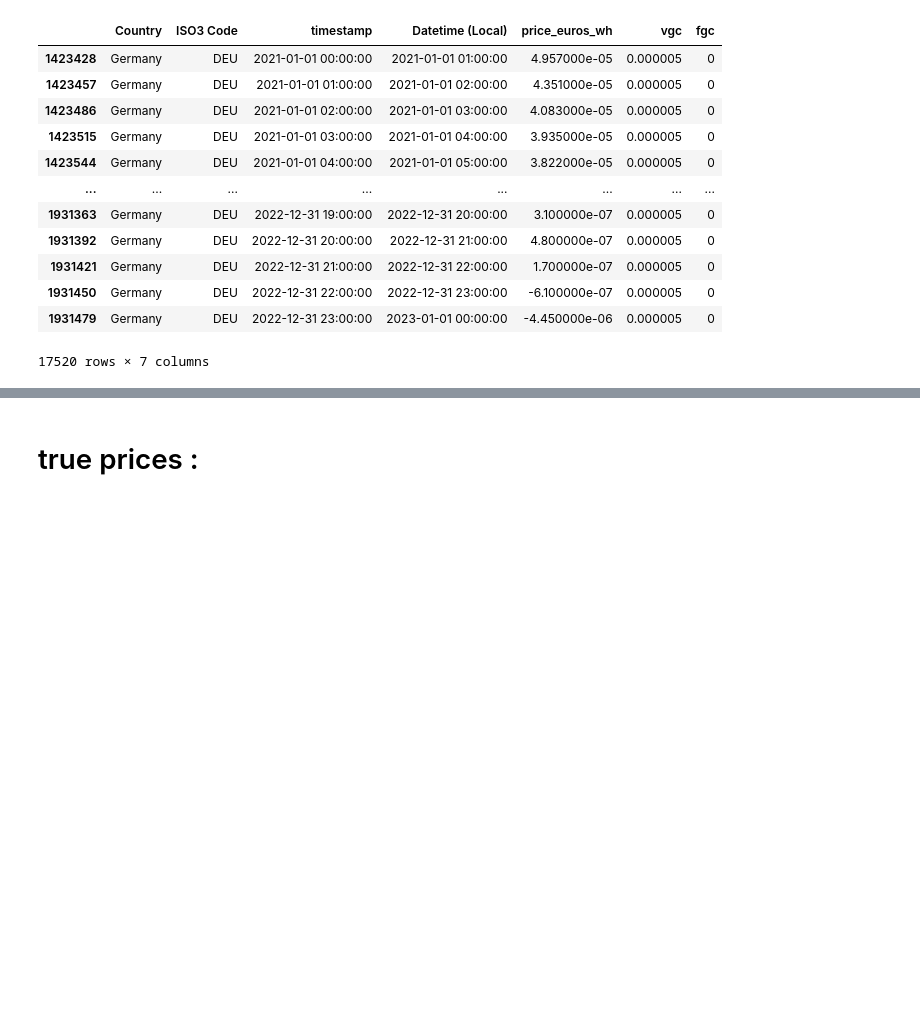
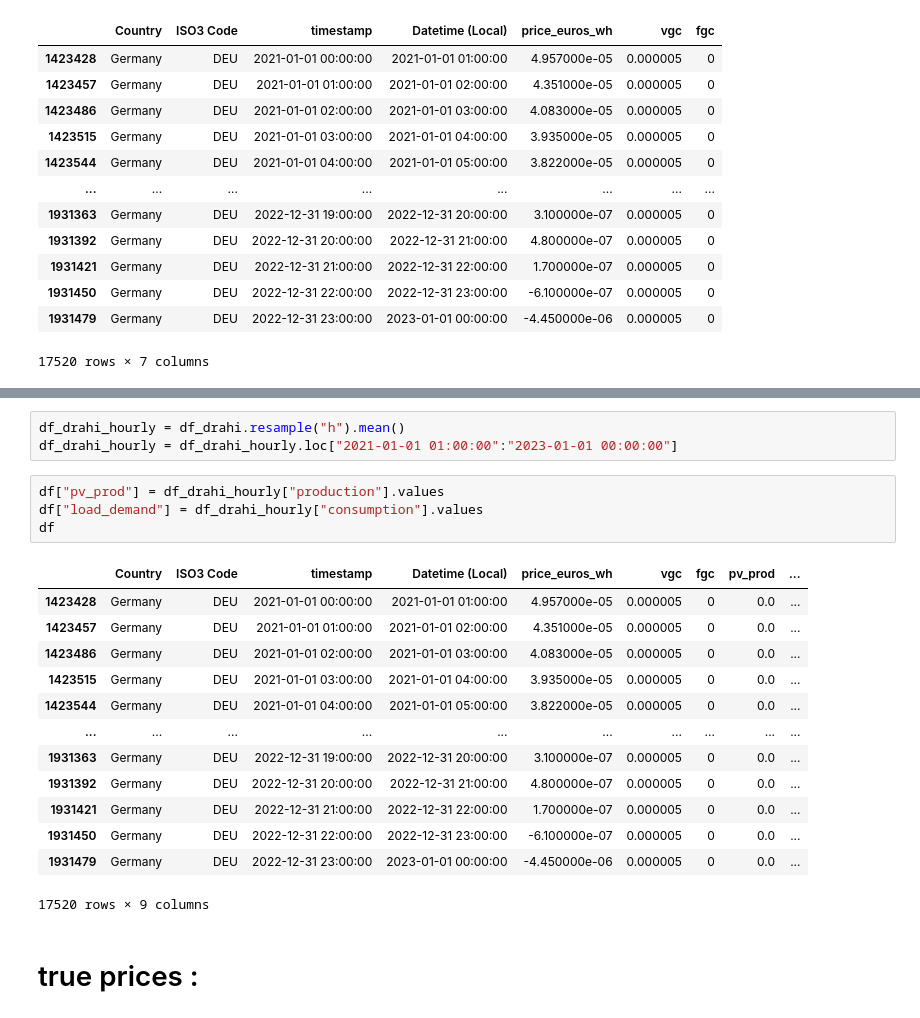
Before and after one commit to linusdurr/Energy-trading-with-battery, a Jupyter notebook: simulations_household.ipynb, the cells around one changed output, grey strips where cells are left out. Cells and saved outputs as stored; diff of their text form; blank space fills up the shorter version.

```diff
--- a/simulations_household.ipynb
+++ b/simulations_household.ipynb
@@ -84,3 +94,24 @@ df_drahi = pd.read_csv("data/PV_DrahiX_modules_Meteo_SIRTA_conso_v4_20200801_202
+# %%
+df_drahi_hourly = df_drahi.resample("h").mean()
+df_drahi_hourly = df_drahi_hourly.loc["2021-01-01 01:00:00":"2023-01-01 00:00:00"]
+# %%
+df["pv_prod"] = df_drahi_hourly["production"].values
+df["load_demand"] = df_drahi_hourly["consumption"].values
+df
+# %% [output]
+|  | Country | ISO3 Code | timestamp | Datetime (Local) | price_euros_wh | vgc | fgc | pv_prod | ... |
+| 1423428 | Germany | DEU | 2021-01-01 00:00:00 | 2021-01-01 01:00:00 | 4.957000e-05 | 0.000005 | 0 | 0.0 | ... |
+| 1423457 | Germany | DEU | 2021-01-01 01:00:00 | 2021-01-01 02:00:00 | 4.351000e-05 | 0.000005 | 0 | 0.0 | ... |
+| 1423486 | Germany | DEU | 2021-01-01 02:00:00 | 2021-01-01 03:00:00 | 4.083000e-05 | 0.000005 | 0 | 0.0 | ... |
+| 1423515 | Germany | DEU | 2021-01-01 03:00:00 | 2021-01-01 04:00:00 | 3.935000e-05 | 0.000005 | 0 | 0.0 | ... |
+| 1423544 | Germany | DEU | 2021-01-01 04:00:00 | 2021-01-01 05:00:00 | 3.822000e-05 | 0.000005 | 0 | 0.0 | ... |
+| ... | ... | ... | ... | ... | ... | ... | ... | ... | ... |
+| 1931363 | Germany | DEU | 2022-12-31 19:00:00 | 2022-12-31 20:00:00 | 3.100000e-07 | 0.000005 | 0 | 0.0 | ... |
+| 1931392 | Germany | DEU | 2022-12-31 20:00:00 | 2022-12-31 21:00:00 | 4.800000e-07 | 0.000005 | 0 | 0.0 | ... |
+| 1931421 | Germany | DEU | 2022-12-31 21:00:00 | 2022-12-31 22:00:00 | 1.700000e-07 | 0.000005 | 0 | 0.0 | ... |
+| 1931450 | Germany | DEU | 2022-12-31 22:00:00 | 2022-12-31 23:00:00 | -6.100000e-07 | 0.000005 | 0 | 0.0 | ... |
+| 1931479 | Germany | DEU | 2022-12-31 23:00:00 | 2023-01-01 00:00:00 | -4.450000e-06 | 0.000005 | 0 | 0.0 | ... |
+17520 rows × 9 columns
 # %% [markdown]
 # true prices :
 # %%
```
Also changed, not shown: parts of 6 cells of this notebook, 3 other files.
